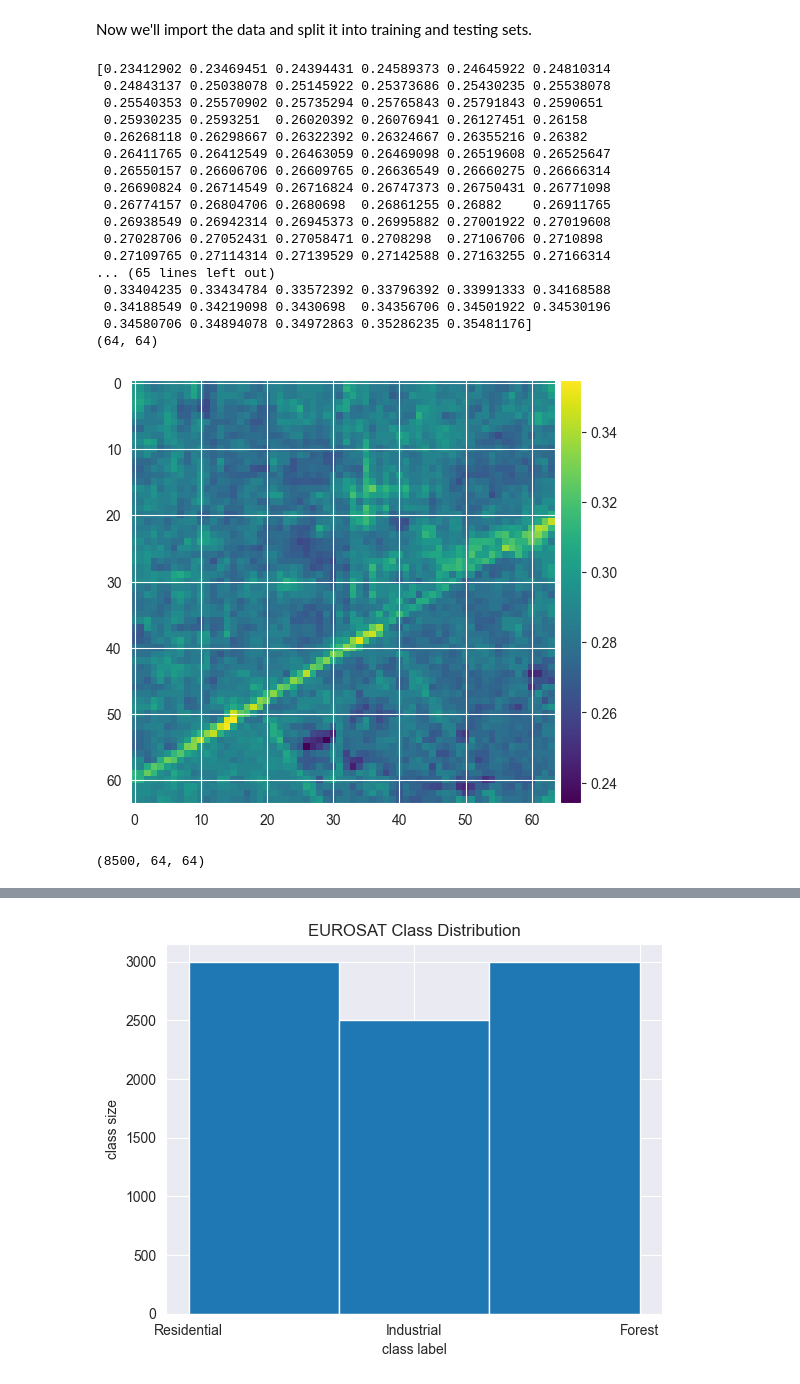
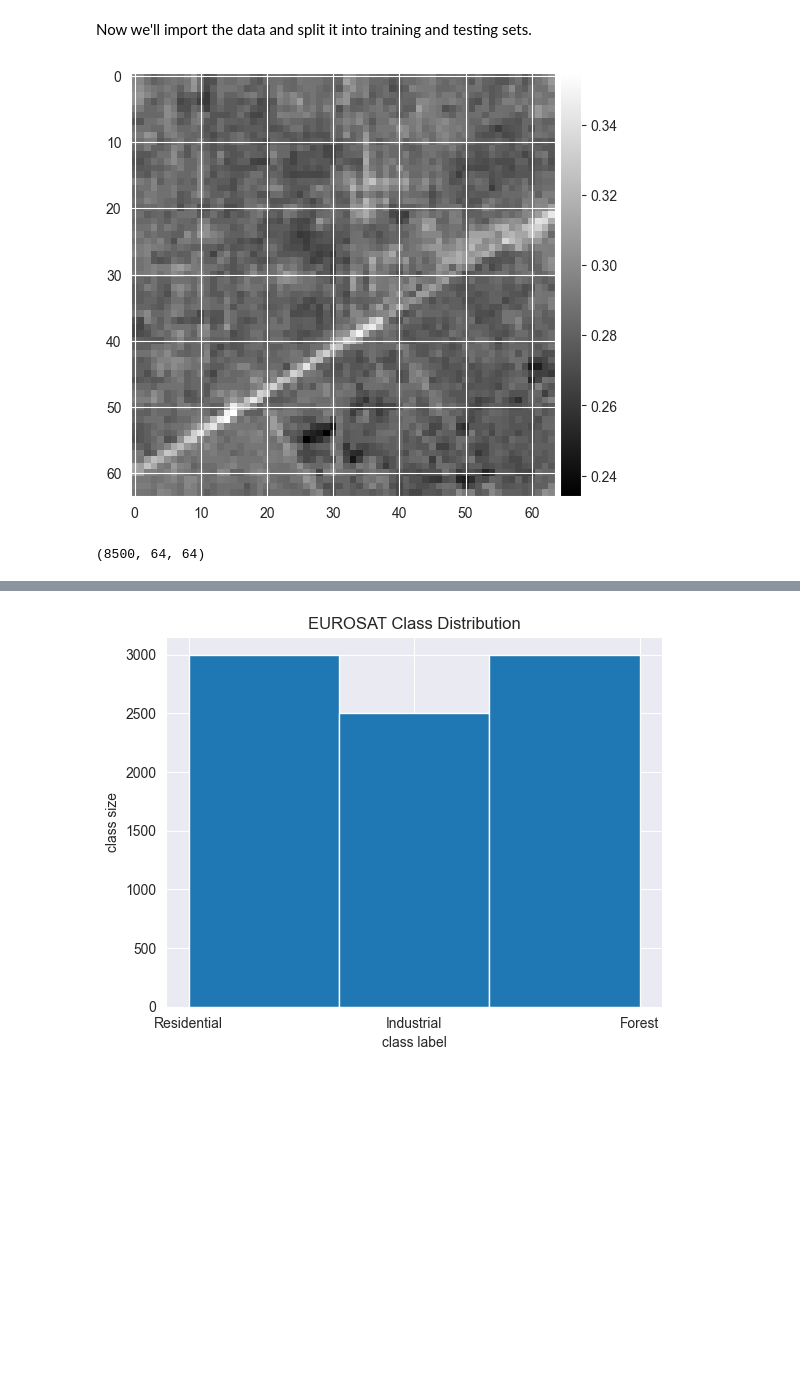
Before and after one commit to nlebovits/MUSA-650_Spring2023, a Jupyter notebook: Homeworks/Homework3.ipynb, the cells around one changed output, grey strips where cells are left out. Cells and saved outputs as stored; diff of their text form; code cells hidden in the pictures; blank space fills up the shorter version.

```diff
--- a/Homeworks/Homework3.ipynb
+++ b/Homeworks/Homework3.ipynb
@@ -84,36 +79,22 @@ from skimage import io, color
 # %%
+import os
+import imageio.v2 as imageio
+import numpy as np
+from skimage import io, color
+
 # Load an example image
 img = io.imread("C:/Users/Nissim/Desktop/Spring 2023/Remote Sensing/MUSA-650_Spring2023/Homeworks/EuroSAT_RGB/2750/Forest/Forest_28.jpg")
 
 # Check if the image is already grayscale
 if len(img.shape) == 2 or np.allclose(img[...,0], img[...,1]) and np.allclose(img[...,0], img[...,2]):
     print('Image is already grayscale')
 else:
     # Convert the image to grayscale using rgb2gray()
     gray_img = color.rgb2gray(img)
-    print(np.unique(gray_img))
-    print(gray_img.shape)
-    io.imshow(gray_img)
+    io.imshow(gray_img, cmap='gray')
     io.show()
 # %% [output]
-[0.23412902 0.23469451 0.24394431 0.24589373 0.24645922 0.24810314
- 0.24843137 0.25038078 0.25145922 0.25373686 0.25430235 0.25538078
- 0.25540353 0.25570902 0.25735294 0.25765843 0.25791843 0.2590651
- 0.25930235 0.2593251  0.26020392 0.26076941 0.26127451 0.26158
- 0.26268118 0.26298667 0.26322392 0.26324667 0.26355216 0.26382
- 0.26411765 0.26412549 0.26463059 0.26469098 0.26519608 0.26525647
- 0.26550157 0.26606706 0.26609765 0.26636549 0.26660275 0.26666314
- 0.26690824 0.26714549 0.26716824 0.26747373 0.26750431 0.26771098
- 0.26774157 0.26804706 0.2680698  0.26861255 0.26882    0.26911765
- 0.26938549 0.26942314 0.26945373 0.26995882 0.27001922 0.27019608
- 0.27028706 0.27052431 0.27058471 0.2708298  0.27106706 0.2710898
- 0.27109765 0.27114314 0.27139529 0.27142588 0.27163255 0.27166314
-... (65 lines left out)
- 0.33404235 0.33434784 0.33572392 0.33796392 0.33991333 0.34168588
- 0.34188549 0.34219098 0.3430698  0.34356706 0.34501922 0.34530196
- 0.34580706 0.34894078 0.34972863 0.35286235 0.35481176]
-(64, 64)
-[figure, old version]
+[figure, new version]
 # %%
 import os
 import imageio.v2 as imageio
@@ -145,10 +126,10 @@ for subfolder in subfolders:
 # Convert images and labels to numpy arrays
 images = np.array(images)
 labels = np.array(labels)
+
+images.shape
+# %% [output]
+(8500, 64, 64)
-# %%
-images.shape
-# %% [output]
-(8500, 64, 64)
 # %%
 # print three random images from images with their labels
 plt.figure(figsize=(10, 10))
```
Also changed, not shown: parts of 15 cells of this notebook.
